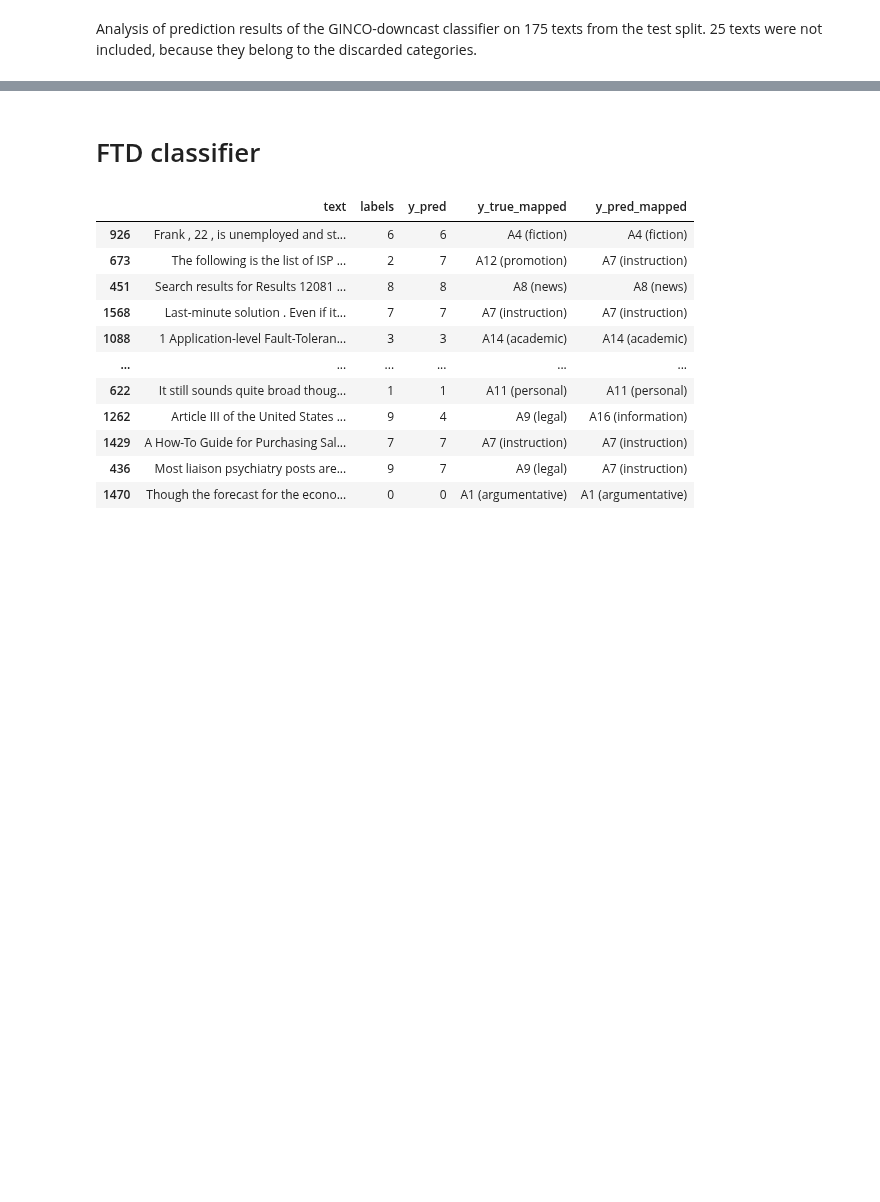
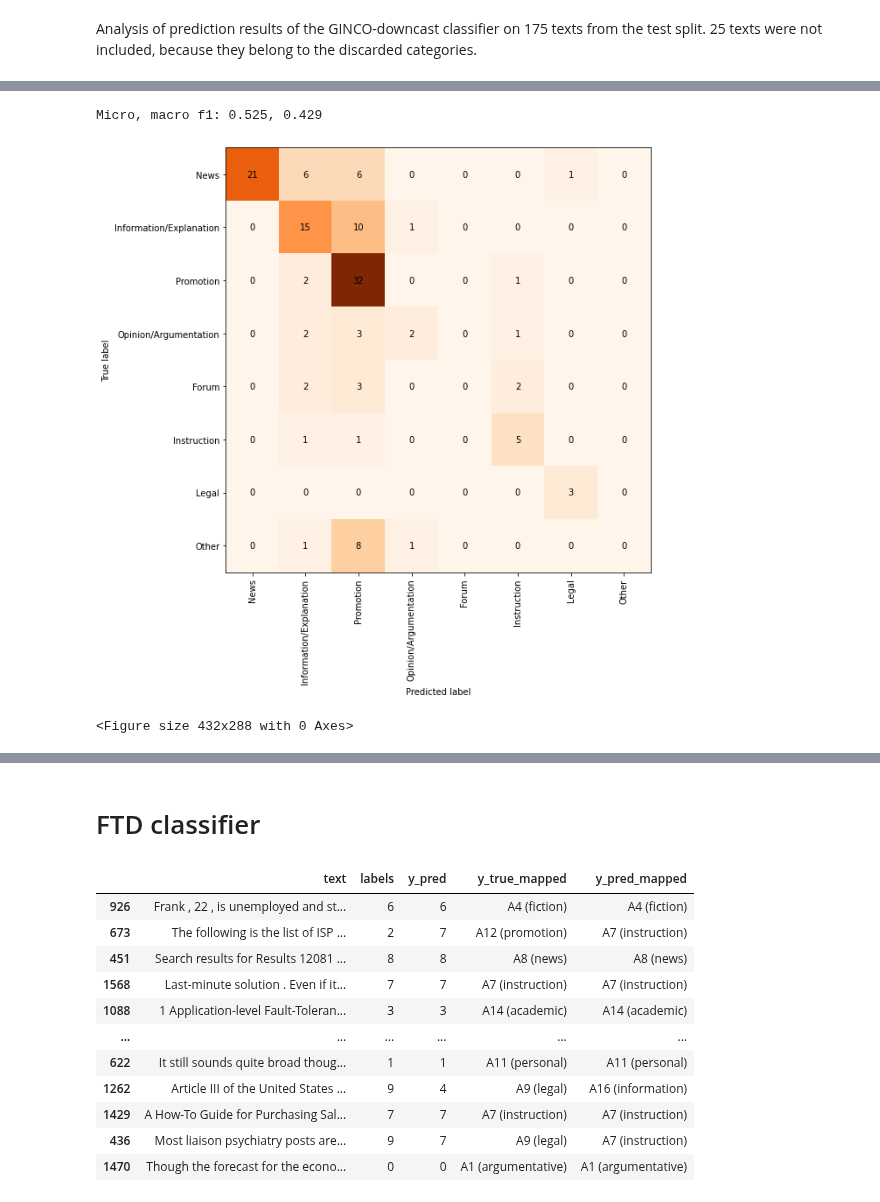
Before and after one commit to TajaKuzman/Genre-Datasets-Comparison, a Jupyter notebook: 4.1-Baseline-results-new-mappings.ipynb, the cells around one changed output, grey strips where cells are left out. Drawn from its saved outputs; the diff is of its cells as text; code cells hidden in the pictures; blank space fills up the shorter version.

```diff
--- a/4.1-Baseline-results-new-mappings.ipynb
+++ b/4.1-Baseline-results-new-mappings.ipynb
@@ -266,0 +757,9 @@ Macro f1: 0.757, Micro f1: 0.737
+# %%
+# Evaluate classifiers on the GINCO-full test split
+
+# FTD classifier, applied to Slovene text
+evaluate(ginco_predictions_full, 'primary_level_1_to_X-GENRE', 'FTD_pred_on_SL-X-GENRE')
+# %% [output]
+Micro, macro f1: 0.525, 0.429
+[figure, added]
+<Figure size 432x288 with 0 Axes>
```
Also changed, not shown: parts of 51 cells of this notebook, 6 other files.
